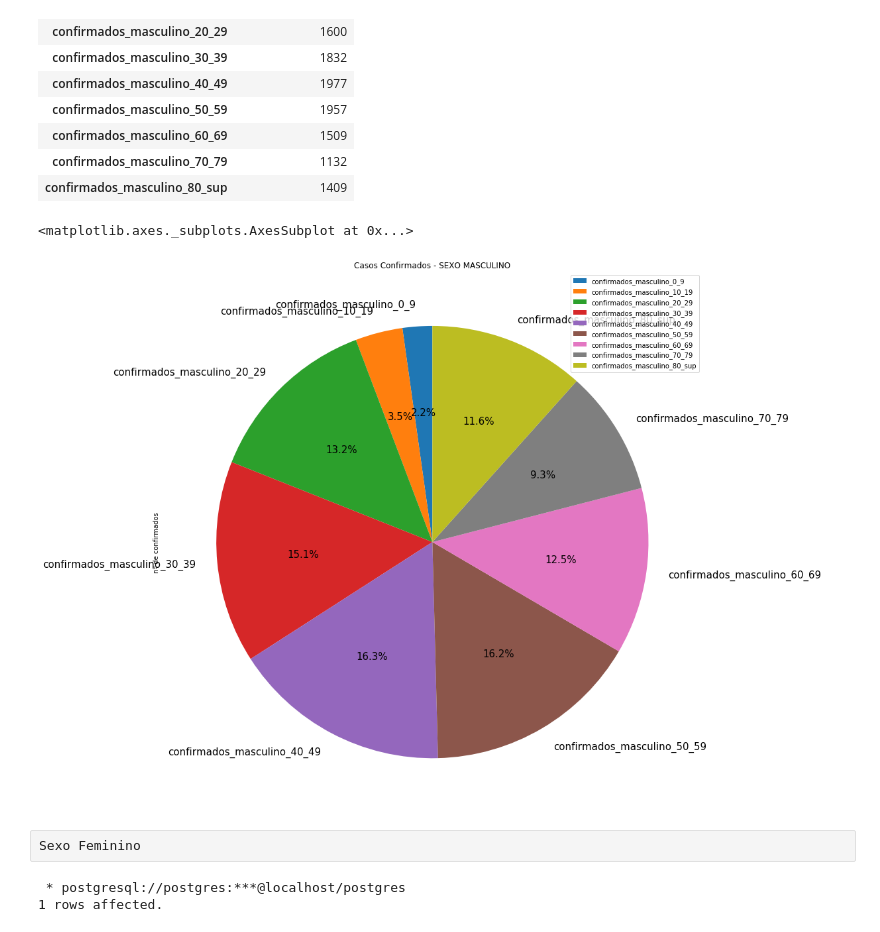
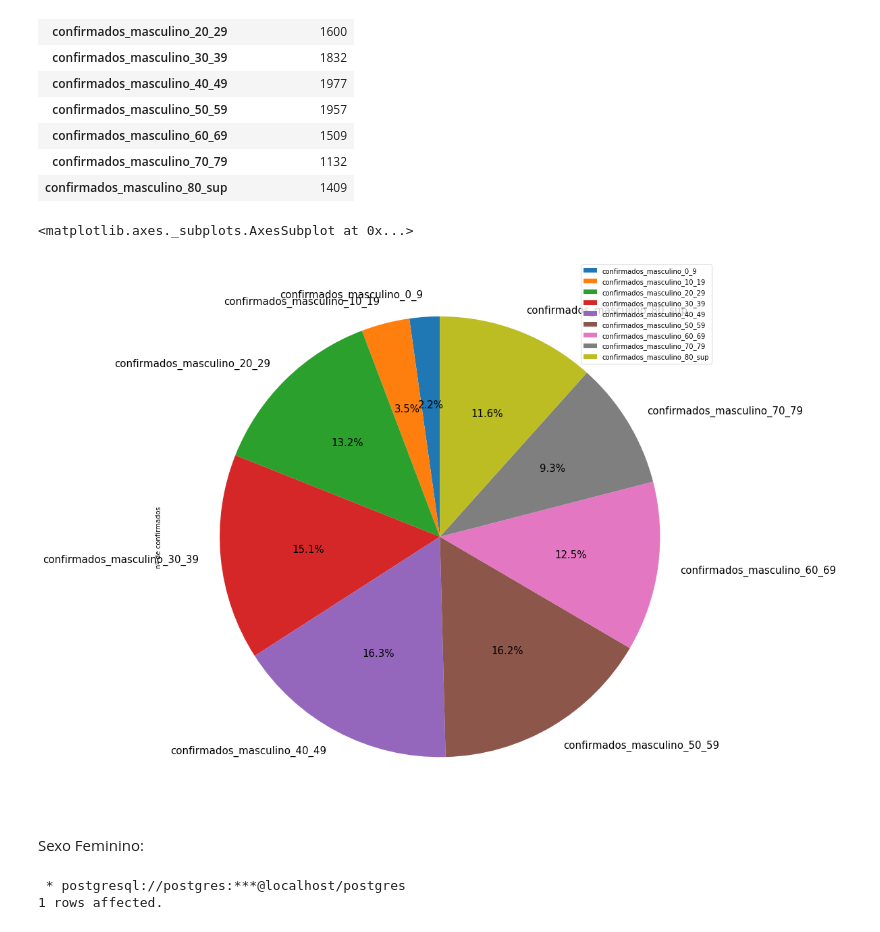
Before and after one commit to a82207/Epidemiologia, a Jupyter notebook: COVID_19/dados_estatísticos/Situação_PT.ipynb, the cells around one changed output. Cells and saved outputs as stored; diff of their text form; code cells hidden in the pictures.

```diff
--- a/COVID_19/dados_estatísticos/Situação_PT.ipynb
+++ b/COVID_19/dados_estatísticos/Situação_PT.ipynb
@@ -354,12 +385,12 @@ df1_transposed
 | confirmados_masculino_70_79 | 1132 |
 | confirmados_masculino_80_sup | 1409 |
 # %%
-df1_transposed.plot.pie(y='nº de confirmados', title="Casos Confirmados - SEXO MASCULINO", fontsize=15, figsize=(15, 15), autopct='%1.1f%%', startangle=90)
+df1_transposed.plot.pie(y='nº de confirmados', fontsize=15, figsize=(15, 15), autopct='%1.1f%%', startangle=90)
 # %% [output]
 <matplotlib.axes._subplots.AxesSubplot at 0x...>
-[figure, old version]
+[figure, new version]
-# %% [raw]
-Sexo Feminino
+# %% [markdown]
+Sexo Feminino:
 # %%
 confirmados_fem = %sql SELECT confirmados_feminino_0_9, confirmados_feminino_10_19, confirmados_feminino_20_29, confirmados_feminino_30_39, confirmados_feminino_40_49, confirmados_feminino_50_59, confirmados_feminino_60_69, confirmados_feminino_70_79, confirmados_feminino_80_sup FROM situacao_epidemiologica WHERE data_relatorio = '2020-05-18'
 
```
Also changed, not shown: parts of 53 cells of this notebook.
